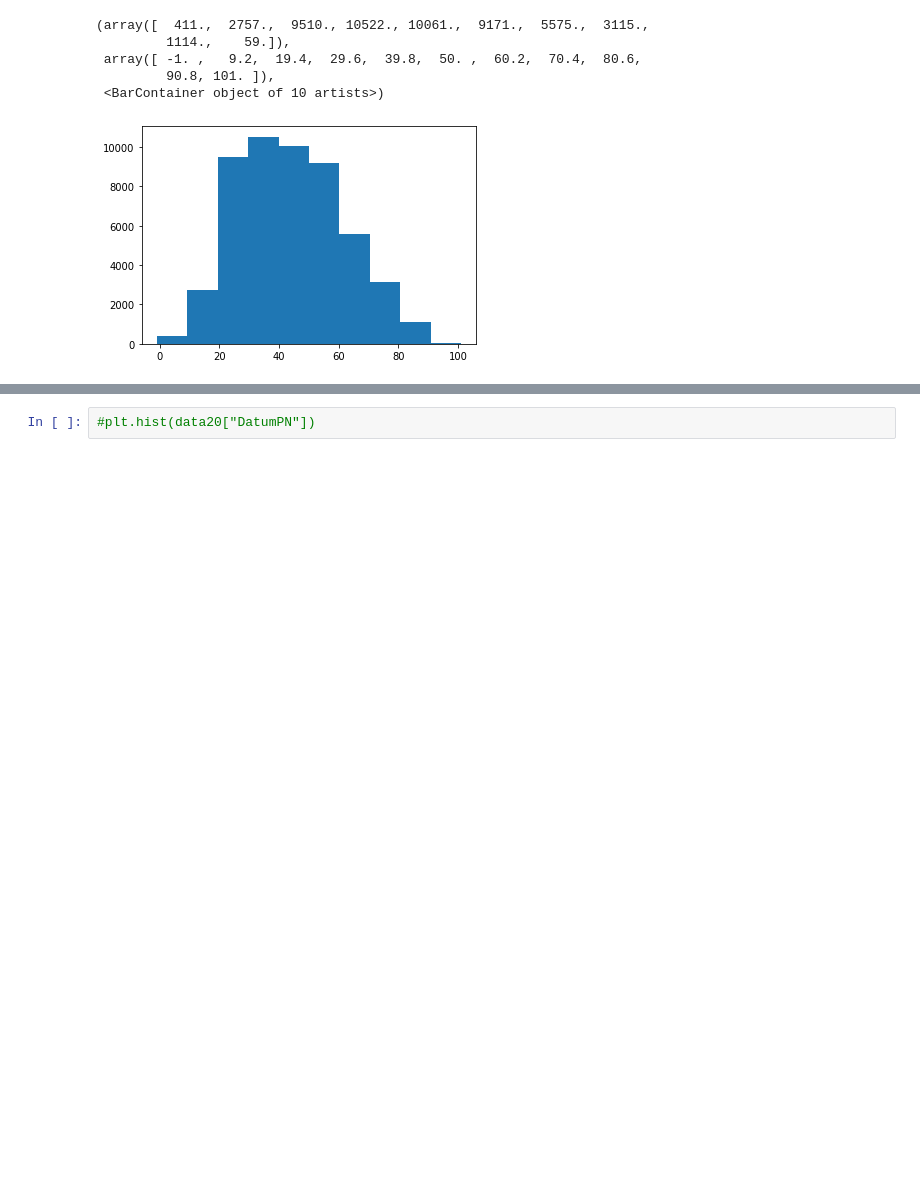
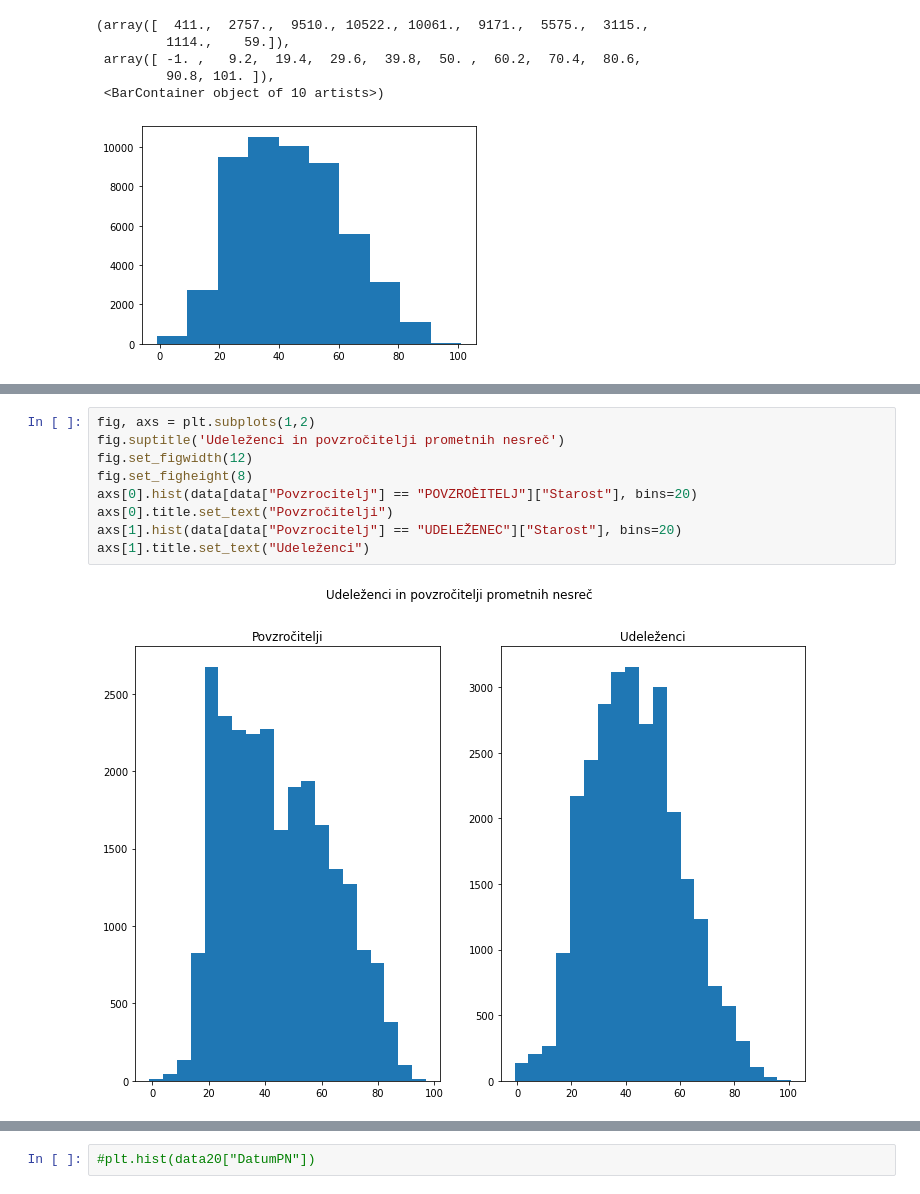
Before and after one commit to matej2000/PR21MV, a Jupyter notebook: main.ipynb, the cells around one changed output, grey strips where cells are left out. Saved outputs shown, nothing was run; the diff lists cells and outputs as text; blank space fills up the shorter version.

Commit message:
Analiza voznikov (klasifikacija povzrociteljev)

```diff
--- a/main.ipynb
+++ b/main.ipynb
@@ -198,0 +206,11 @@ Name: UraPN, dtype: object
+# %%
+fig, axs = plt.subplots(1,2)
+fig.suptitle('Udeleženci in povzročitelji prometnih nesreč')
+fig.set_figwidth(12)
+fig.set_figheight(8)
+axs[0].hist(data[data["Povzrocitelj"] == "POVZROÈITELJ"]["Starost"], bins=20)
+axs[0].title.set_text("Povzročitelji")
+axs[1].hist(data[data["Povzrocitelj"] == "UDELEŽENEC"]["Starost"], bins=20)
+axs[1].title.set_text("Udeleženci")
+# %% [output]
+[figure, added]
```
Also changed, not shown: parts of 6 cells of this notebook.
